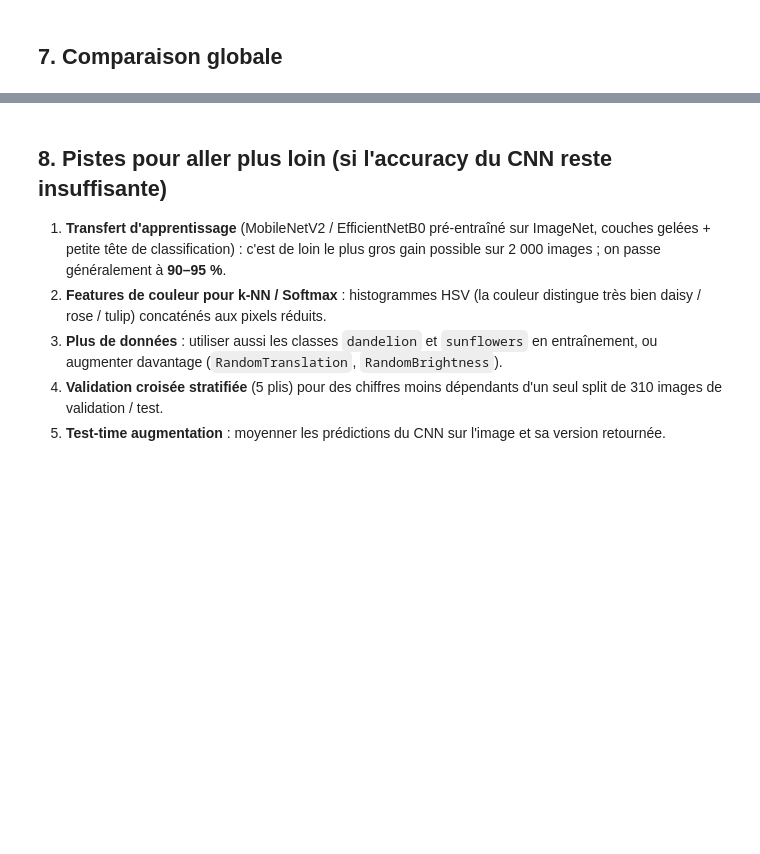
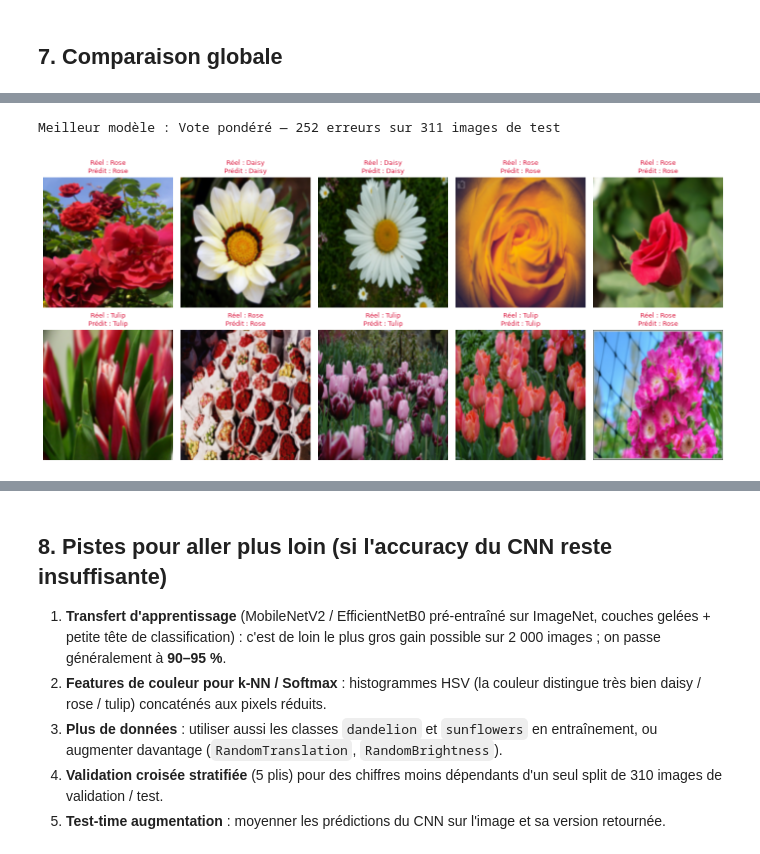
Before and after one commit to eddaoudi-mohamed/classification_flower_specifies, a Jupyter notebook: notebook_v2/flowers_all_models.ipynb, the cells around one changed output, grey strips where cells are left out. Cells and saved outputs as stored; diff of their text form; code cells hidden in the pictures; blank space fills up the shorter version.

```diff
--- a/notebook_v2/flowers_all_models.ipynb
+++ b/notebook_v2/flowers_all_models.ipynb
@@ -530,18 +510,21 @@ plt.title('F1-score par classe et par modèle'); plt.gca().grid(False); plt.show
 # %%
 # Exemples mal classés par le meilleur modèle (selon l'accuracy de validation)
 best_name = summary['Val Acc'].idxmax()
-wrong = np.where(test_pred[best_name] != y_test)[0]
+wrong = np.where(test_pred[best_name] == y_test)[0]
 print(f"Meilleur modèle : {best_name} — {len(wrong)} erreurs sur {len(y_test)} images de test")
 
 if len(wrong):
     n_show = min(10, len(wrong))
     fig, axes = plt.subplots(2, 5, figsize=(14, 6.5))
     for ax in axes.ravel(): ax.axis('off')
     for ax, i in zip(axes.ravel(), wrong[:n_show]):
         ax.imshow(X_test[i])
         ax.set_title(f"Réel : {class_names[y_test[i]]}\nPrédit : {class_names[test_pred[best_name][i]]}",
                      fontsize=9, color='crimson')
     plt.tight_layout(); plt.show()
+# %% [output]
+Meilleur modèle : Vote pondéré — 252 erreurs sur 311 images de test
+[figure, added]
 # %%
 # Sauvegardes
 summary[cols].round(4).to_csv('results_summary.csv')
```
Also changed, not shown: parts of 13 cells of this notebook, 23 other files.
